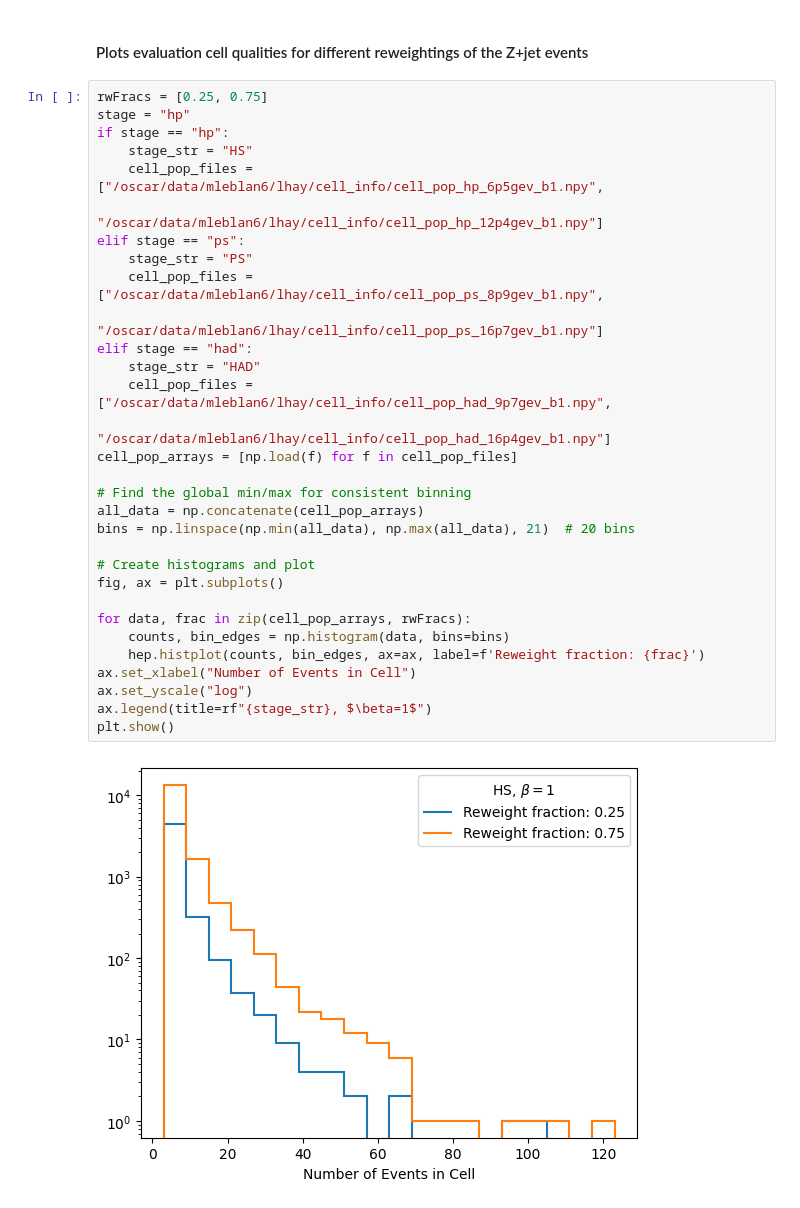
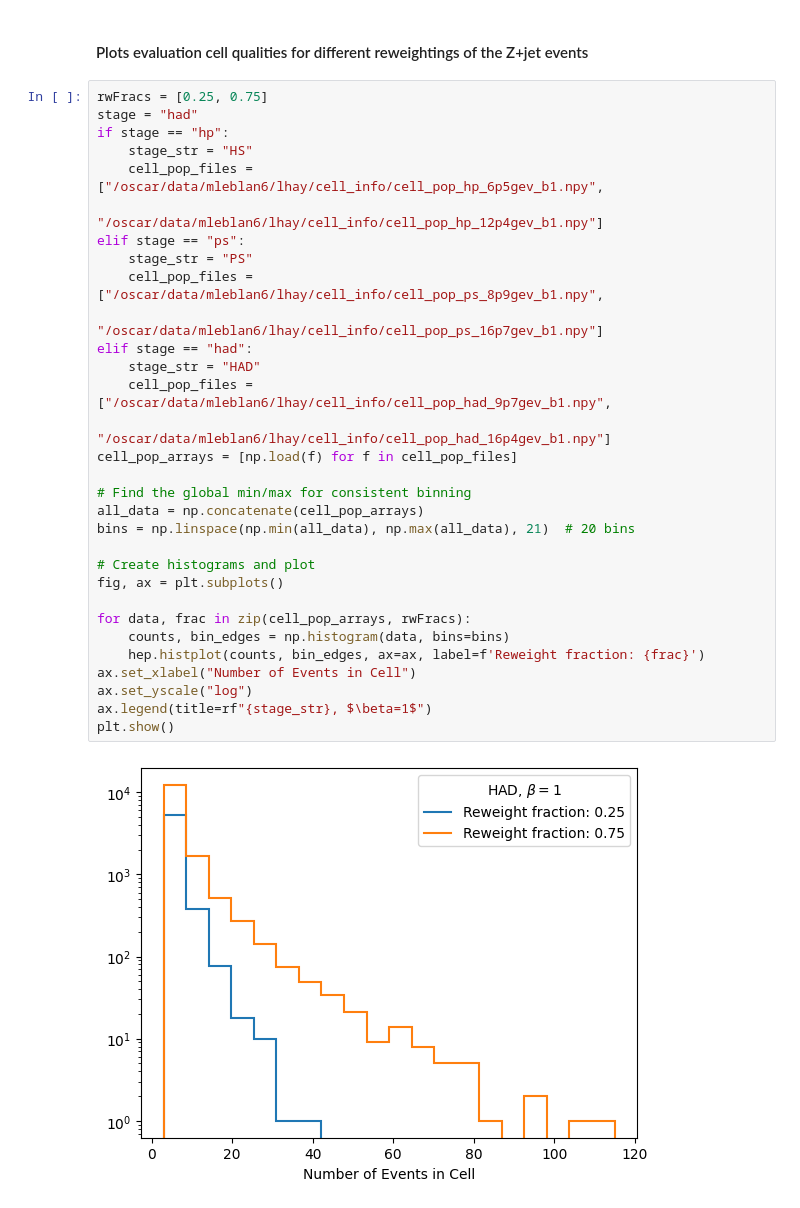
Before and after one commit to leblanc-lab/ot-cres, a Jupyter notebook: notebooks/cell_plots.ipynb, the cells around one changed output. Saved outputs shown, nothing was run; the diff lists cells and outputs as text.

Commit message:
Fixed most paths in XMD notebook -- still fixing radius plots

```diff
--- a/notebooks/cell_plots.ipynb
+++ b/notebooks/cell_plots.ipynb
@@ -6,37 +6,37 @@ import matplotlib.pyplot as plt
 #### Plots evaluation cell qualities for different reweightings of the Z+jet events
 # %%
 rwFracs = [0.25, 0.75]
-stage = "hp"
+stage = "had"
 if stage == "hp":
     stage_str = "HS"
     cell_pop_files = ["/oscar/data/mleblan6/lhay/cell_info/cell_pop_hp_6p5gev_b1.npy",
                       "/oscar/data/mleblan6/lhay/cell_info/cell_pop_hp_12p4gev_b1.npy"]
 elif stage == "ps":
     stage_str = "PS"
     cell_pop_files = ["/oscar/data/mleblan6/lhay/cell_info/cell_pop_ps_8p9gev_b1.npy",
                       "/oscar/data/mleblan6/lhay/cell_info/cell_pop_ps_16p7gev_b1.npy"]
 elif stage == "had":
     stage_str = "HAD"
     cell_pop_files = ["/oscar/data/mleblan6/lhay/cell_info/cell_pop_had_9p7gev_b1.npy",
                       "/oscar/data/mleblan6/lhay/cell_info/cell_pop_had_16p4gev_b1.npy"]
 cell_pop_arrays = [np.load(f) for f in cell_pop_files]
 
 # Find the global min/max for consistent binning
 all_data = np.concatenate(cell_pop_arrays)
 bins = np.linspace(np.min(all_data), np.max(all_data), 21)  # 20 bins
 
 # Create histograms and plot
 fig, ax = plt.subplots()
 
 for data, frac in zip(cell_pop_arrays, rwFracs):
     counts, bin_edges = np.histogram(data, bins=bins)
     hep.histplot(counts, bin_edges, ax=ax, label=f'Reweight fraction: {frac}')
 ax.set_xlabel("Number of Events in Cell")
 ax.set_yscale("log")
 ax.legend(title=rf"{stage_str}, $\beta=1$")
 plt.show()
 # %% [output]
-[figure, old version]
+[figure, new version]
 # %%
 import numpy as np
 import mplhep as hep
```
Also changed, not shown: parts of 2 cells of this notebook, 7 other files.
